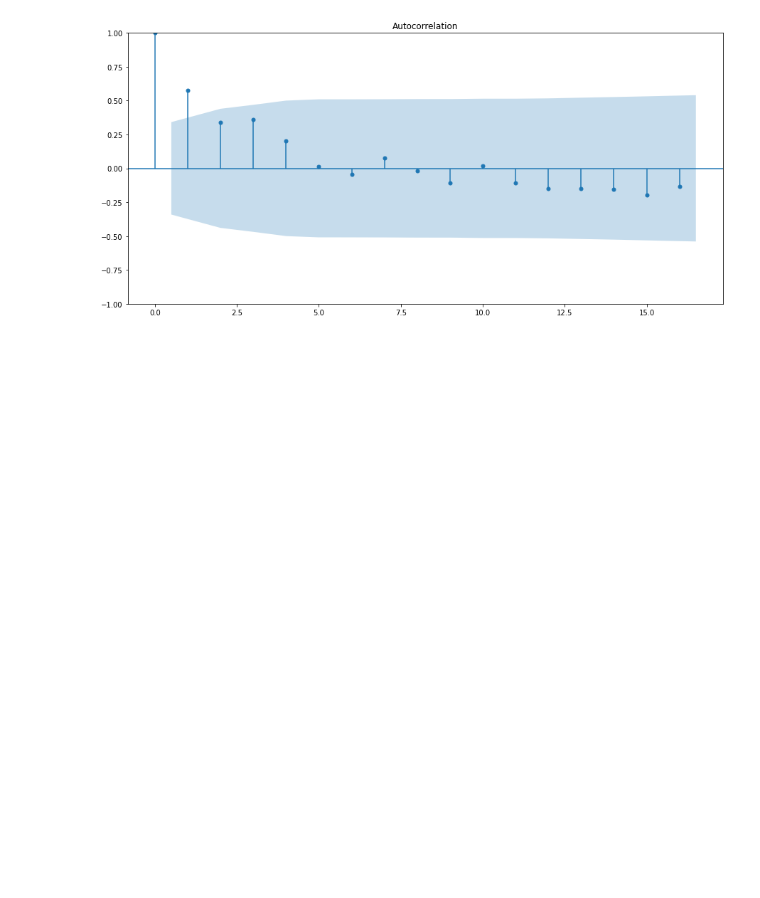
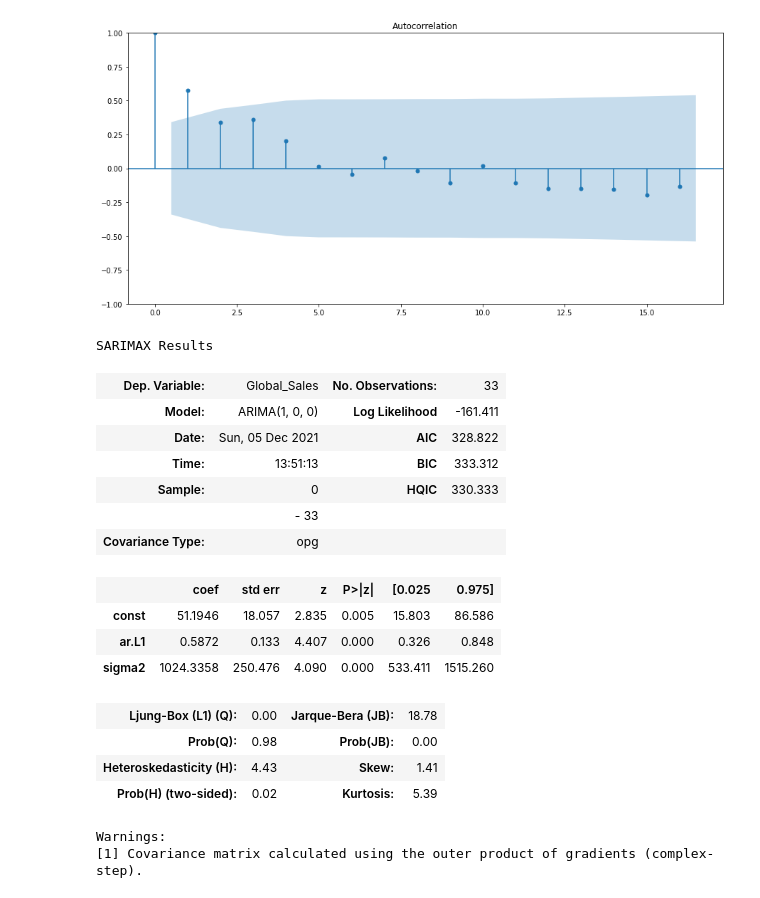
Before and after one commit to bcalvario/PruebaMachineLearning, a Jupyter notebook: Ejercicio4.ipynb, the cells around one changed output. Cells and saved outputs as stored; diff of their text form; code cells hidden in the pictures; blank space fills up the shorter version.

```diff
--- a/Ejercicio4.ipynb
+++ b/Ejercicio4.ipynb
@@ -60,4 +59,25 @@ fig1 = plot_acf(subdf['Global_Sales'])
 # %% [output]
 [figure]
 # %%
-#model = ARIMA(subdf, order = (1, 0, 0))
+model = ARIMA(subdf['Global_Sales'], order = (1, 0, 0))
+model_fit = model.fit()
+model_fit.summary()
+# %% [output]
+SARIMAX Results
+| Dep. Variable: | Global_Sales | No. Observations: | 33 |
+| Model: | ARIMA(1, 0, 0) | Log Likelihood | -161.411 |
+| Date: | Sun, 05 Dec 2021 | AIC | 328.822 |
+| Time: | 13:51:13 | BIC | 333.312 |
+| Sample: | 0 | HQIC | 330.333 |
+|  | - 33 |  |  |
+| Covariance Type: | opg |  |  |
+|  | coef | std err | z | P>|z| | [0.025 | 0.975] |
+| const | 51.1946 | 18.057 | 2.835 | 0.005 | 15.803 | 86.586 |
+| ar.L1 | 0.5872 | 0.133 | 4.407 | 0.000 | 0.326 | 0.848 |
+| sigma2 | 1024.3358 | 250.476 | 4.090 | 0.000 | 533.411 | 1515.260 |
+| Ljung-Box (L1) (Q): | 0.00 | Jarque-Bera (JB): | 18.78 |
+| Prob(Q): | 0.98 | Prob(JB): | 0.00 |
+| Heteroskedasticity (H): | 4.43 | Skew: | 1.41 |
+| Prob(H) (two-sided): | 0.02 | Kurtosis: | 5.39 |
+Warnings:
+[1] Covariance matrix calculated using the outer product of gradients (complex-step).
```
Also changed, not shown: parts of 2 cells of this notebook.
